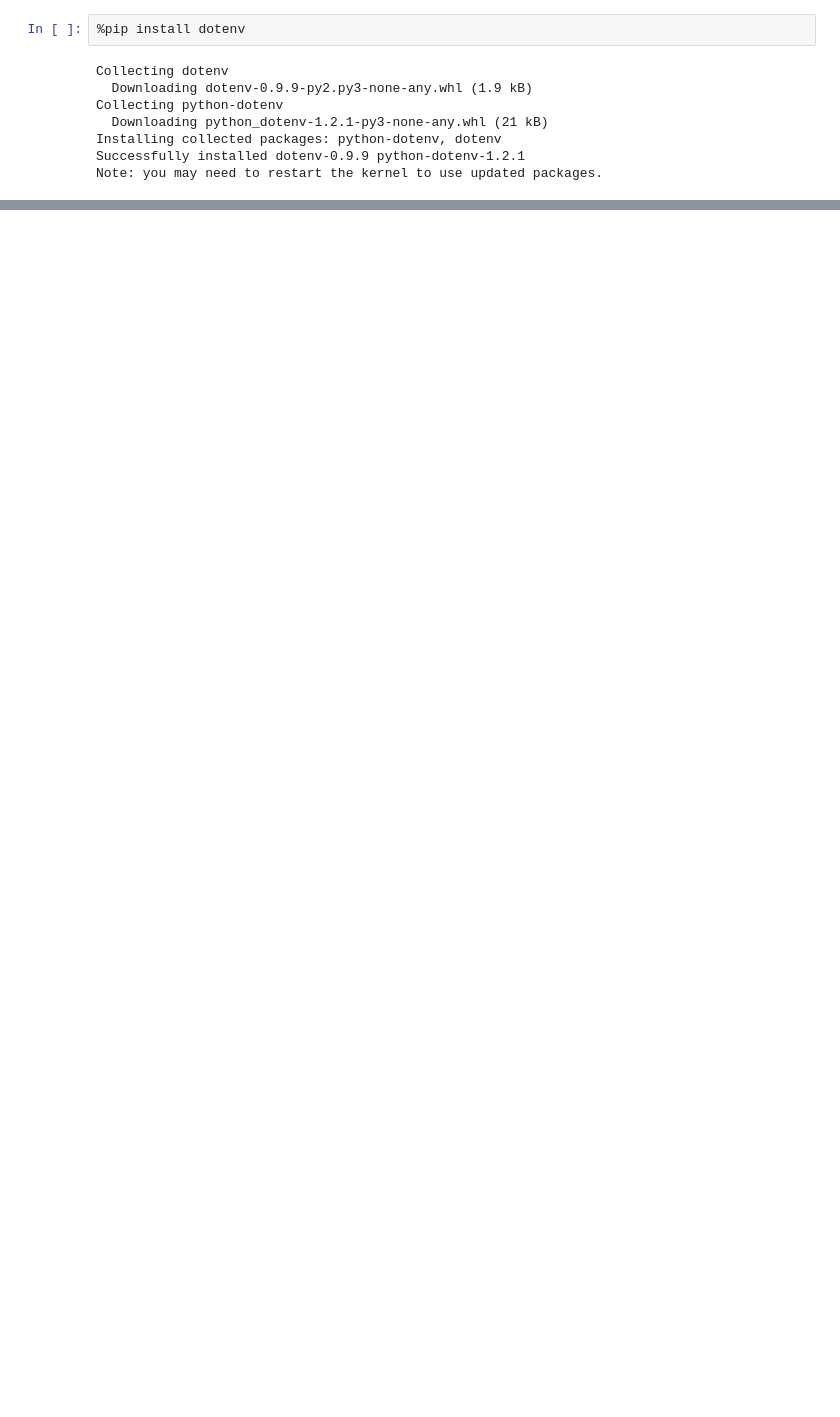
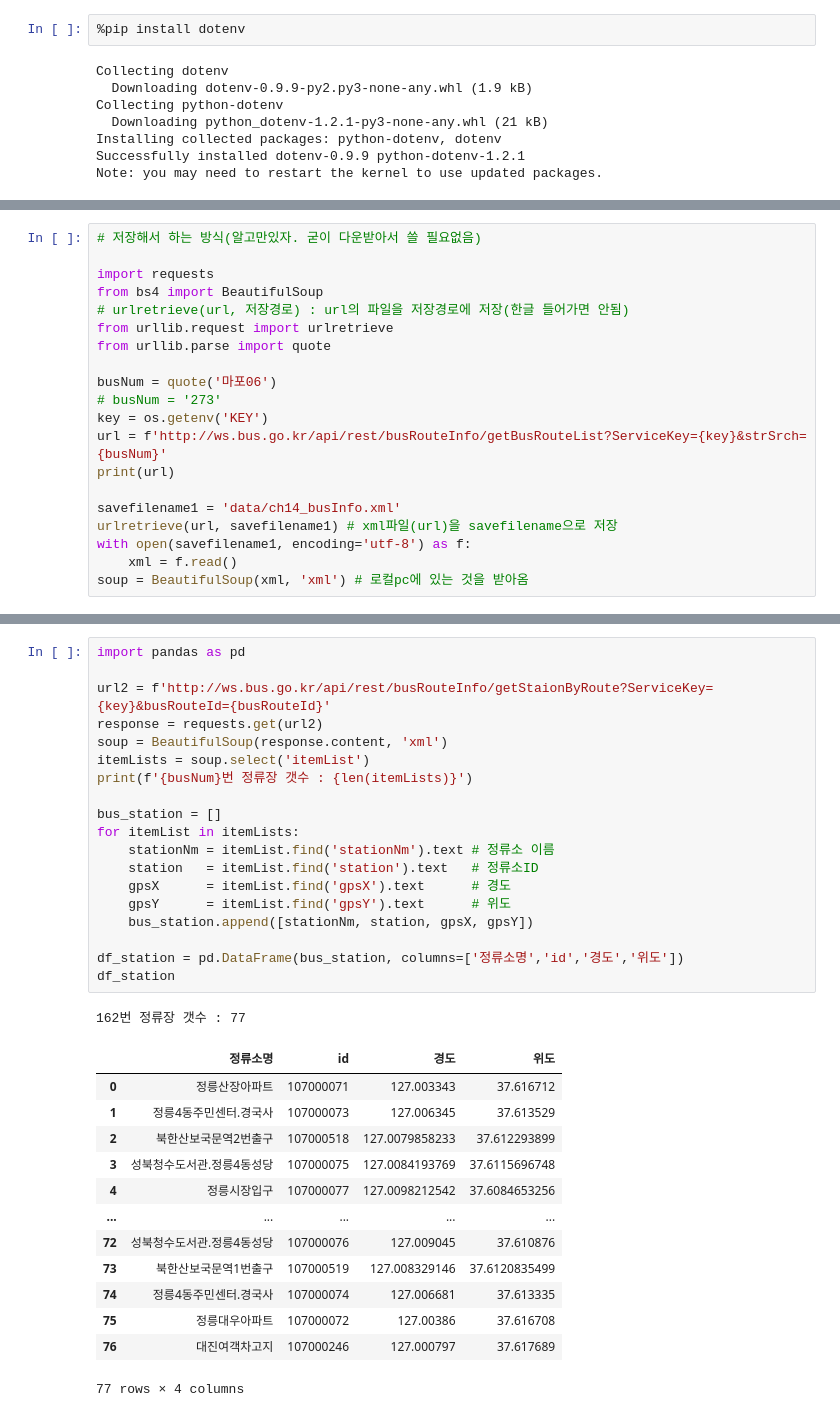
Before and after one commit to Hyo0806/ai, a Jupyter notebook: source/01_python/ch14_웹데이터수집1_정적_공공api.ipynb, the cells around one changed output, grey strips where cells are left out. Drawn from its saved outputs; the diff is of its cells as text; blank space fills up the shorter version.

```diff
--- a/source/01_python/ch14_웹데이터수집1_정적_공공api.ipynb
+++ b/source/01_python/ch14_웹데이터수집1_정적_공공api.ipynb
@@ -1058,0 +1072,20 @@ df.head()
+# %%
+# 저장해서 하는 방식(알고만있자. 굳이 다운받아서 쓸 필요없음)
+
+import requests
+from bs4 import BeautifulSoup
+# urlretrieve(url, 저장경로) : url의 파일을 저장경로에 저장(한글 들어가면 안됨)
+from urllib.request import urlretrieve
+from urllib.parse import quote
+
+busNum = quote('마포06')
+# busNum = '273'
+key = os.getenv('KEY')
+url = f'http://ws.bus.go.kr/api/rest/busRouteInfo/getBusRouteList?ServiceKey={key}&strSrch={busNum}'
+print(url)
+
+savefilename1 = 'data/ch14_busInfo.xml'
+urlretrieve(url, savefilename1) # xml파일(url)을 savefilename으로 저장
+with open(savefilename1, encoding='utf-8') as f:
+    xml = f.read()
+soup = BeautifulSoup(xml, 'xml') # 로컬pc에 있는 것을 받아옴
@@ -1058,0 +1123,34 @@ df.head()
+# %%
+import pandas as pd
+
+url2 = f'http://ws.bus.go.kr/api/rest/busRouteInfo/getStaionByRoute?ServiceKey={key}&busRouteId={busRouteId}'
+response = requests.get(url2)
+soup = BeautifulSoup(response.content, 'xml')
+itemLists = soup.select('itemList')
+print(f'{busNum}번 정류장 갯수 : {len(itemLists)}')
+
+bus_station = []
+for itemList in itemLists:
+    stationNm = itemList.find('stationNm').text # 정류소 이름
+    station   = itemList.find('station').text   # 정류소ID
+    gpsX      = itemList.find('gpsX').text      # 경도
+    gpsY      = itemList.find('gpsY').text      # 위도
+    bus_station.append([stationNm, station, gpsX, gpsY])
+
+df_station = pd.DataFrame(bus_station, columns=['정류소명','id','경도','위도'])
+df_station
+# %% [output]
+162번 정류장 갯수 : 77
+|  | 정류소명 | id | 경도 | 위도 |
+| 0 | 정릉산장아파트 | 107000071 | 127.003343 | 37.616712 |
+| 1 | 정릉4동주민센터.경국사 | 107000073 | 127.006345 | 37.613529 |
+| 2 | 북한산보국문역2번출구 | 107000518 | 127.0079858233 | 37.612293899 |
+| 3 | 성북청수도서관.정릉4동성당 | 107000075 | 127.0084193769 | 37.6115696748 |
+| 4 | 정릉시장입구 | 107000077 | 127.0098212542 | 37.6084653256 |
+| ... | ... | ... | ... | ... |
+| 72 | 성북청수도서관.정릉4동성당 | 107000076 | 127.009045 | 37.610876 |
+| 73 | 북한산보국문역1번출구 | 107000519 | 127.008329146 | 37.6120835499 |
+| 74 | 정릉4동주민센터.경국사 | 107000074 | 127.006681 | 37.613335 |
+| 75 | 정릉대우아파트 | 107000072 | 127.00386 | 37.616708 |
+| 76 | 대진여객차고지 | 107000246 | 127.000797 | 37.617689 |
+77 rows × 4 columns
```
Also changed, not shown: parts of 35 cells of this notebook, 1 other file.
